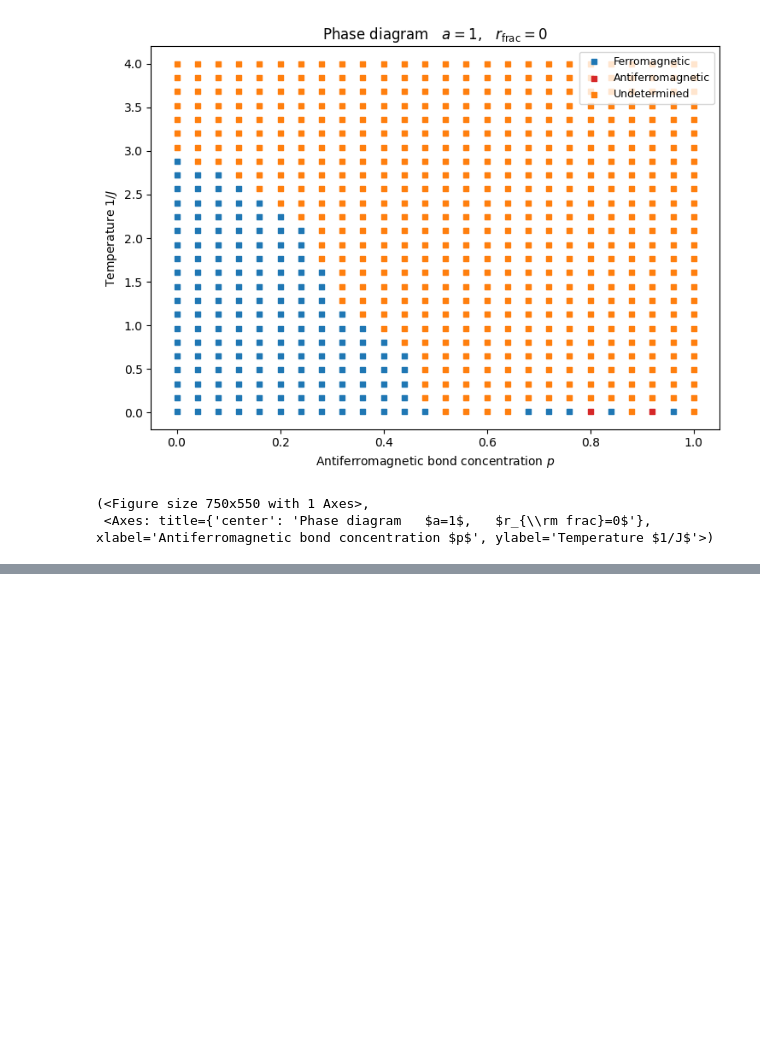
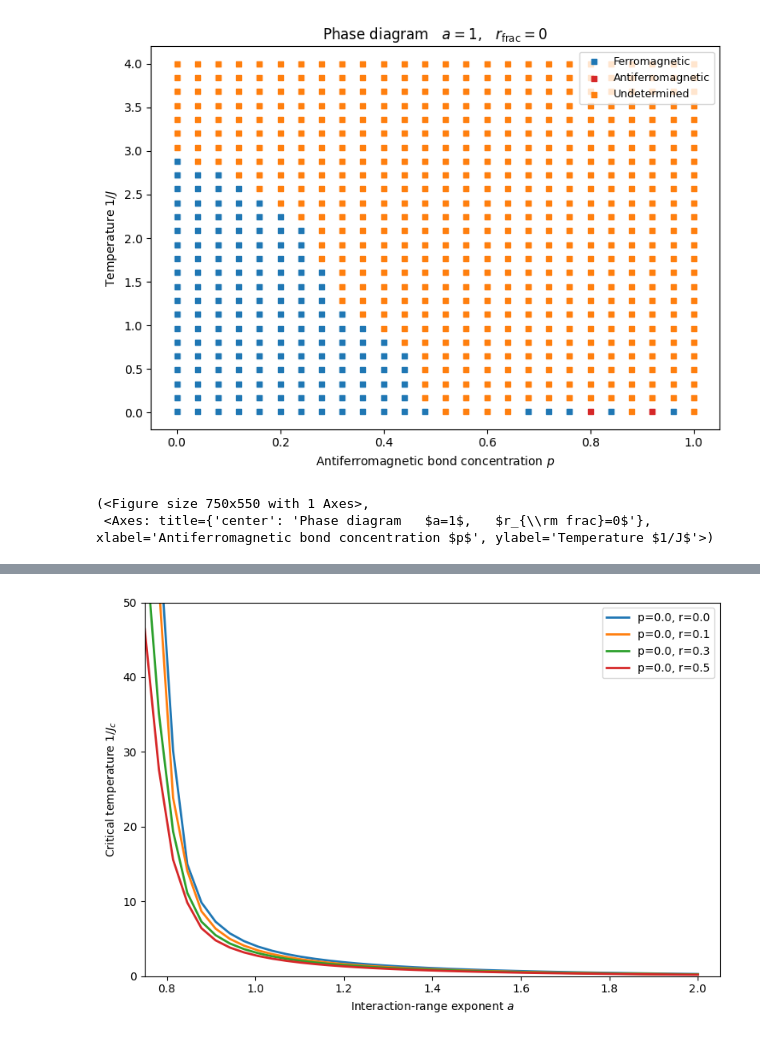
Before and after one commit to erbilcanartun/long-range-ising-chain, a Jupyter notebook: notebooks/dilute_random_couplings.ipynb, the cells around one changed output, grey strips where cells are left out. Saved outputs shown, nothing was run; the diff lists cells and outputs as text; code cells hidden in the pictures; blank space fills up the shorter version.

```diff
--- a/notebooks/dilute_random_couplings.ipynb
+++ b/notebooks/dilute_random_couplings.ipynb
@@ -580,0 +1056,37 @@ Scanning (p, T) phase diagram at a=1.0, r_frac=0.0
+# %%
+plt.figure(figsize=(8, 5.5))
+
+for label, res in results.items():
+
+    a = res["a_vals"]
+    Tc = res["Tc_mean"]
+    Tc_err = res["Tc_std"]
+
+    mask = np.isfinite(Tc)
+
+    a_plot = a[mask]
+    Tc_plot = Tc[mask]
+    err_plot = Tc_err[mask]
+
+    # mean curve
+    plt.plot(a_plot, Tc_plot, linewidth=2, label=label)
+
+    # continuous uncertainty band
+    #plt.fill_between(
+    #    a_plot,
+    #    Tc_plot - err_plot,
+    #    Tc_plot + err_plot,
+    #    alpha=0.2
+    #)
+plt.xlim(0.75, 2.05)
+plt.ylim(0, 50)
+plt.xlabel(r"Interaction-range exponent $a$")
+plt.ylabel(r"Critical temperature $1/J_c$")
+#plt.title("Critical lines with continuous uncertainty bands")
+
+plt.grid(alpha=0.0)
+plt.legend()
+plt.tight_layout()
+plt.show()
+# %% [output]
+[figure, added]
```
Also changed, not shown: parts of 10 cells of this notebook.
